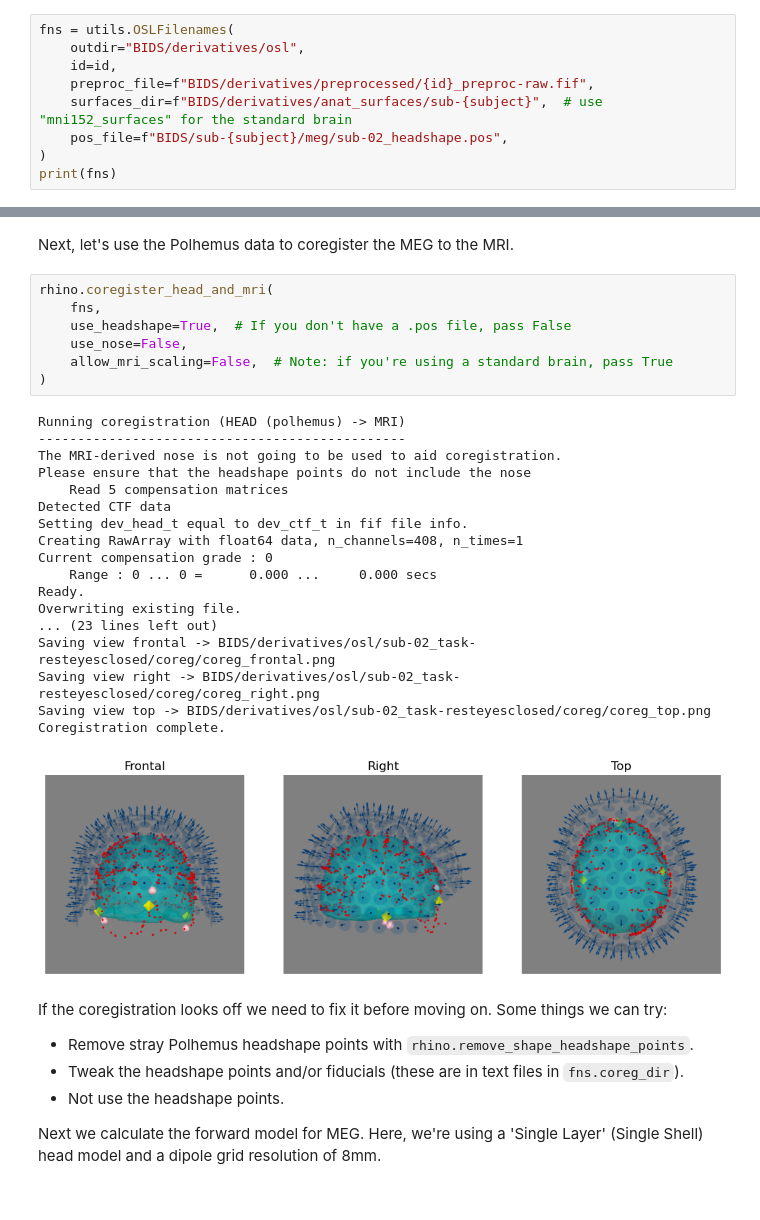
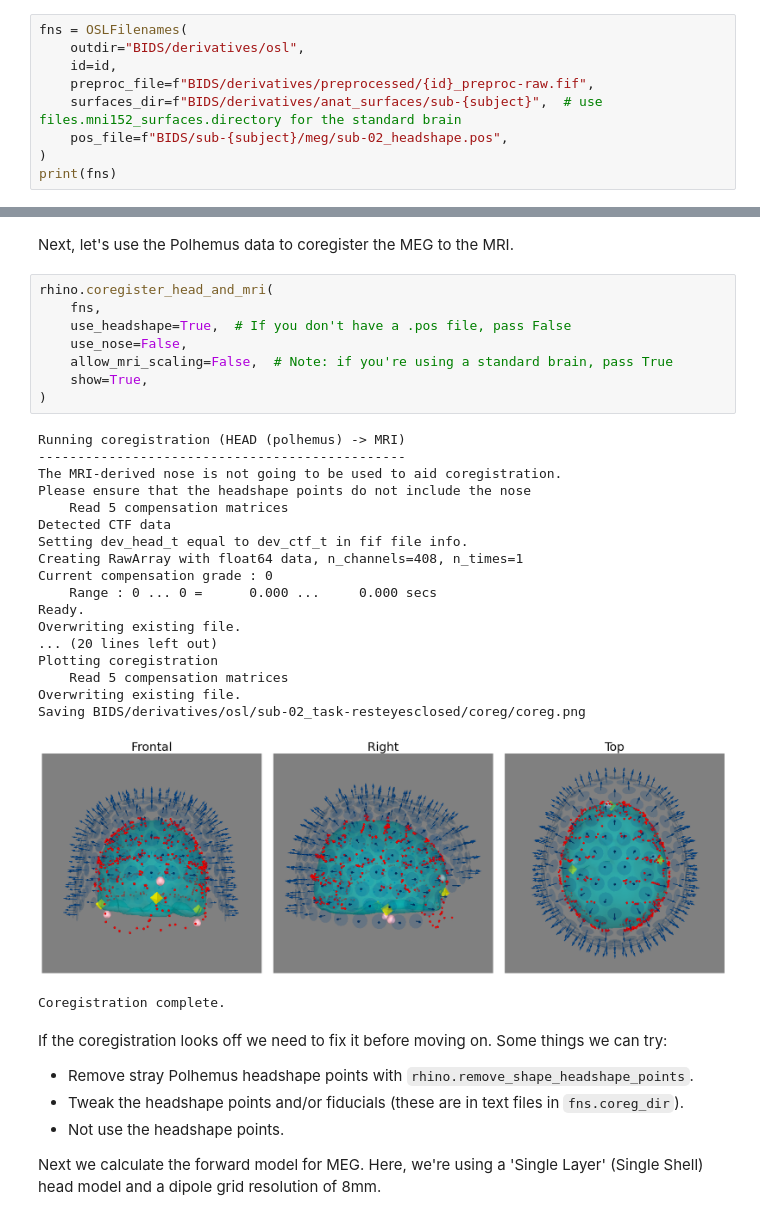
Before and after one commit to OHBA-analysis/Canonical-HMM-Networks, a Jupyter notebook: ctf_meg.ipynb, the cells around one changed output, grey strips where cells are left out. Drawn from its saved outputs; the diff is of its cells as text.

```diff
--- a/ctf_meg.ipynb
+++ b/ctf_meg.ipynb
@@ -233,11 +236,11 @@ If these surfaces don't match the corresponding surface in the structural MRI, t
 
 Now we have the preprocessed sensor data and the MRI surfaces. We can perform an 'OSL' source reconstruction. This involves creating many files. Let's create an object (container) to keep track of all the files.
 # %%
-fns = utils.OSLFilenames(
+fns = OSLFilenames(
     outdir="BIDS/derivatives/osl",
     id=id,
     preproc_file=f"BIDS/derivatives/preprocessed/{id}_preproc-raw.fif",
-    surfaces_dir=f"BIDS/derivatives/anat_surfaces/sub-{subject}",  # use "mni152_surfaces" for the standard brain
+    surfaces_dir=f"BIDS/derivatives/anat_surfaces/sub-{subject}",  # use files.mni152_surfaces.directory for the standard brain
     pos_file=f"BIDS/sub-{subject}/meg/sub-02_headshape.pos",
 )
 print(fns)
@@ -273,29 +276,31 @@ Next, let's use the Polhemus data to coregister the MEG to the MRI.
 # %%
 rhino.coregister_head_and_mri(
     fns,
     use_headshape=True,  # If you don't have a .pos file, pass False
     use_nose=False,
     allow_mri_scaling=False,  # Note: if you're using a standard brain, pass True
+    show=True,
 )
 # %% [output]
 Running coregistration (HEAD (polhemus) -> MRI)
 -----------------------------------------------
 The MRI-derived nose is not going to be used to aid coregistration.
 Please ensure that the headshape points do not include the nose
     Read 5 compensation matrices
 Detected CTF data
 Setting dev_head_t equal to dev_ctf_t in fif file info.
 Creating RawArray with float64 data, n_channels=408, n_times=1
 Current compensation grade : 0
     Range : 0 ... 0 =      0.000 ...     0.000 secs
 Ready.
 Overwriting existing file.
-... (23 lines left out)
-Saving view frontal -> BIDS/derivatives/osl/sub-02_task-resteyesclosed/coreg/coreg_frontal.png
-Saving view right -> BIDS/derivatives/osl/sub-02_task-resteyesclosed/coreg/coreg_right.png
-Saving view top -> BIDS/derivatives/osl/sub-02_task-resteyesclosed/coreg/coreg_top.png
-Coregistration complete.
+... (20 lines left out)
+Plotting coregistration
+    Read 5 compensation matrices
+Overwriting existing file.
+Saving BIDS/derivatives/osl/sub-02_task-resteyesclosed/coreg/coreg.png
-[figure, old version]
+[figure, new version]
+Coregistration complete.
 # %% [markdown]
 If the coregistration looks off we need to fix it before moving on. Some things we can try:
 - Remove stray Polhemus headshape points with `rhino.remove_shape_headshape_points`.
```
Also changed, not shown: parts of 8 cells of this notebook, 33 other files.
